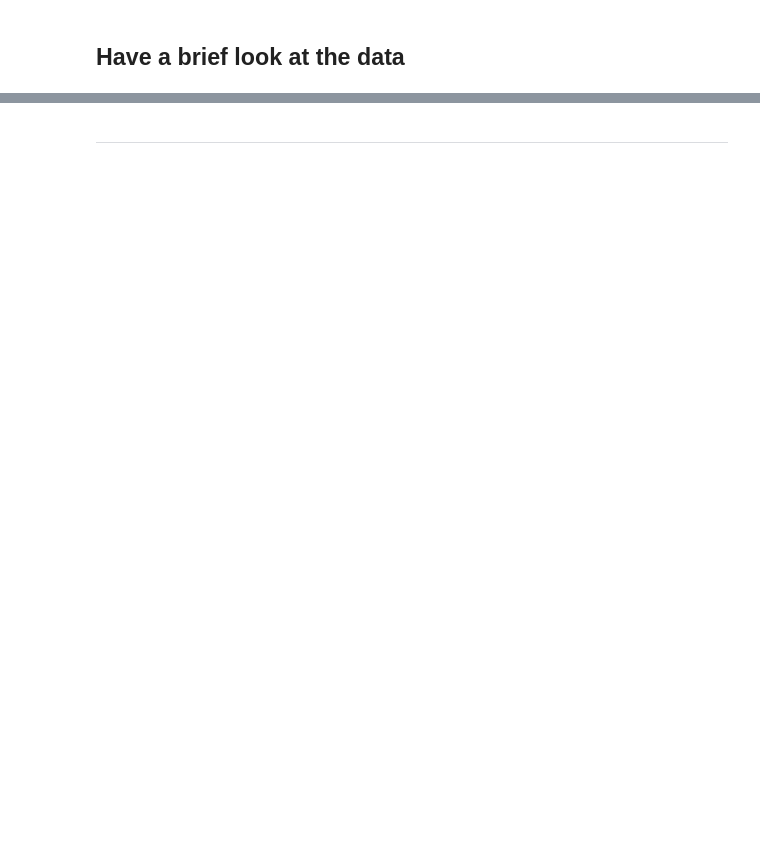
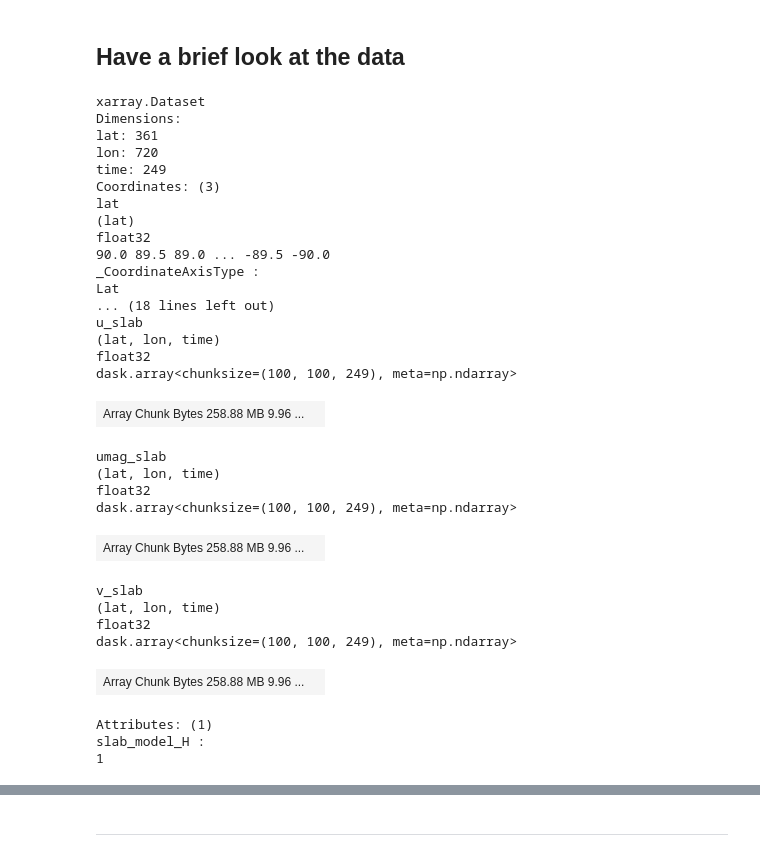
Before and after one commit to willirath/nia-prediction-low-latitutdes, a Jupyter notebook: 020_run_slab_model.ipynb, the cells around one changed output, grey strips where cells are left out. Cells and saved outputs as stored; diff of their text form; code cells hidden in the pictures; blank space fills up the shorter version.

```diff
--- a/020_run_slab_model.ipynb
+++ b/020_run_slab_model.ipynb
@@ -179,6 +298,40 @@ ds_slab.to_zarr(slab_zarr_store, mode="w")
 ## Have a brief look at the data
 # %%
 ds_slab = xr.open_zarr(slab_zarr_store)
+# %%
+ds_slab
+# %% [output]
+xarray.Dataset
+Dimensions:
+lat: 361
+lon: 720
+time: 249
+Coordinates: (3)
+lat
+(lat)
+float32
+90.0 89.5 89.0 ... -89.5 -90.0
+_CoordinateAxisType :
+Lat
+... (18 lines left out)
+u_slab
+(lat, lon, time)
+float32
+dask.array<chunksize=(100, 100, 249), meta=np.ndarray>
+| Array Chunk Bytes 258.88 MB 9.96 ... |  |
+umag_slab
+(lat, lon, time)
+float32
+dask.array<chunksize=(100, 100, 249), meta=np.ndarray>
+| Array Chunk Bytes 258.88 MB 9.96 ... |  |
+v_slab
+(lat, lon, time)
+float32
+dask.array<chunksize=(100, 100, 249), meta=np.ndarray>
+| Array Chunk Bytes 258.88 MB 9.96 ... |  |
+Attributes: (1)
+slab_model_H :
+1
 # %%
 (
     ds["taux"].sel(lon=360-23, lat=12, method="nearest").hvplot.line(label="taux")
```
Also changed, not shown: parts of 11 cells of this notebook, 1 other file.
